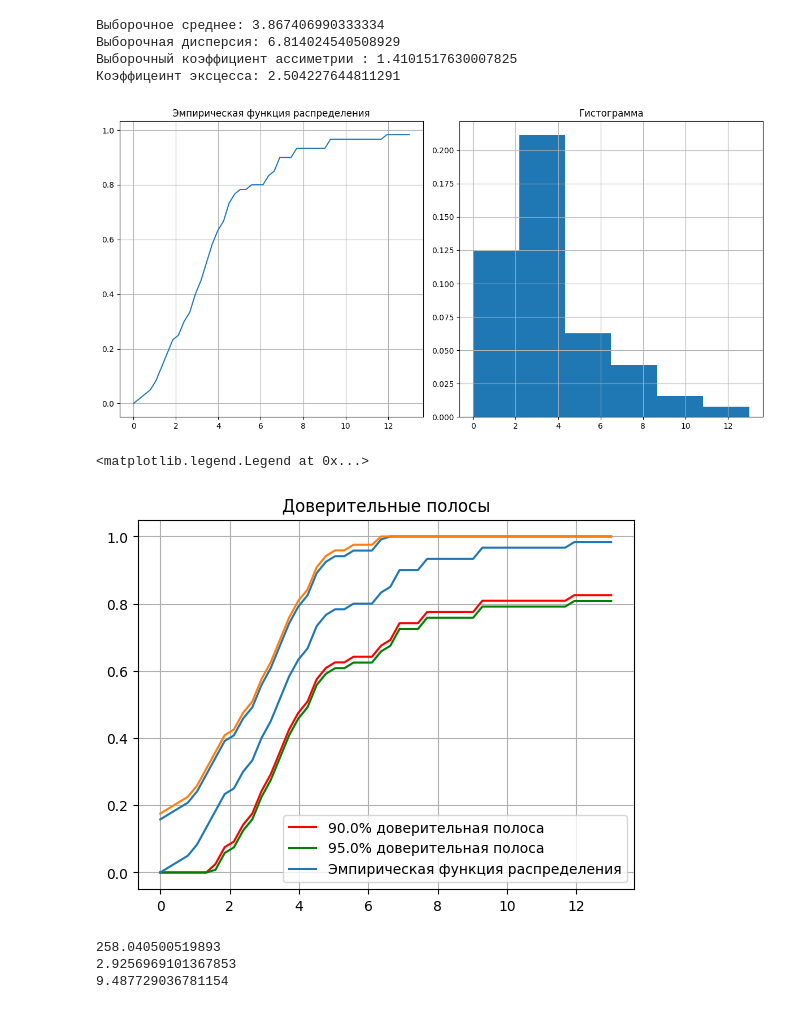
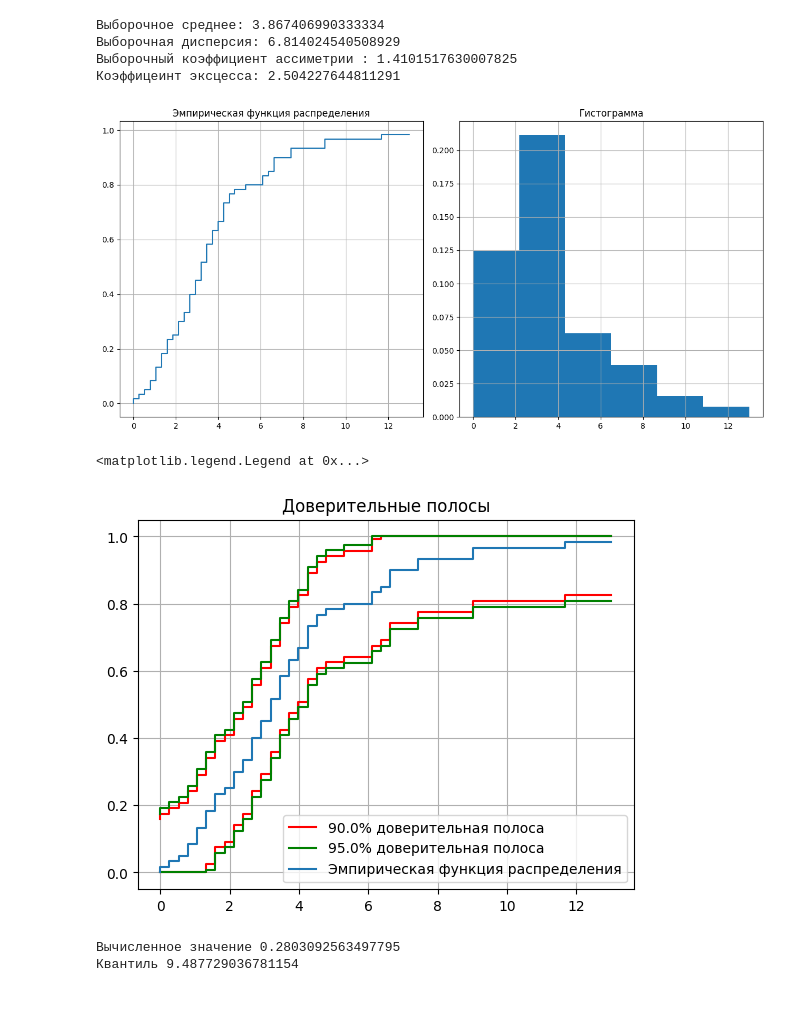
Before and after one commit to DmitryjVeselyj/Stat_Labs, a Jupyter notebook: 1_Lab/main.ipynb, the cells around one changed output. Cells and saved outputs as stored; diff of their text form; code cells hidden in the pictures.

```diff
--- a/1_Lab/main.ipynb
+++ b/1_Lab/main.ipynb
@@ -25,7 +26,7 @@ y_emp = np.fromiter(map(lambda elem: empirical_df(elem, data), x_emp), dtype=flo
 
 f, ax = plt.subplots(1, 2, figsize=(12,6))
 ax[0].grid()
-ax[0].plot(x_emp,y_emp)
+ax[0].step(x_emp,y_emp)
 ax[0].set_title("Эмпирическая функция распределения")
 k = 7
 bins = list(np.linspace(round(data[0]), round(data[-1]), k))
@@ -35,28 +36,28 @@ ax[1].hist(data,bins= bins, density=True)
 ax[1].set_title("Гистограмма")
 f.tight_layout()
 # %% [output]
-[figure, old version]
+[figure, new version]
 # %%
 
 left = lambda x, quant: max(0, empirical_df(x, data) - quant / np.sqrt(len(data)))
 right = lambda x, quant: min(1, empirical_df(x, data) + quant / np.sqrt(len(data)))
 
 quantile = lambda alpha: np.sqrt(np.log((1 - alpha) / 2) * (-1/2))
 
 for gamma, plt_color in zip([0.9, 0.95], ['r', 'g']):
     quant = quantile(gamma)
     left_border = np.fromiter(map(lambda x: left(x, quant), x_emp), dtype=float)
     right_border = np.fromiter(map(lambda x: right(x, quant), x_emp), dtype=float)
-    plt.plot(x_emp, left_border, color = plt_color, label = f"{gamma * 100}% доверительная полоса")
-    plt.plot(x_emp, right_border)
+    plt.step(x_emp, left_border, color = plt_color, label = f"{gamma * 100}% доверительная полоса")
+    plt.step(x_emp, right_border, color = plt_color)
 
 plt.grid()
-plt.plot(x_emp, y_emp, label = "Эмпирическая функция распределения", color = 'tab:blue')
+plt.step(x_emp, y_emp, label = "Эмпирическая функция распределения", color = 'tab:blue')
 plt.title("Доверительные полосы")
 plt.legend()
 # %% [output]
 <matplotlib.legend.Legend at 0x...>
-[figure, old version]
+[figure, new version]
 # %%
 def distr_cdf(distr, *args, **kwargs):
     return getattr(distr, 'cdf')(*args, **kwargs)
@@ -77,14 +78,14 @@ def chi2_Fishser(distr, *args, **kwargs):
     return sum((mi - n * pi)**2 / (n * pi) for mi, pi in zip(m, p))
 
 
-print(chi2_Fishser(st.gamma, 2.17, 1.93))
+chi2 = lambda args:chi2_Fishser(st.gamma, *args)
 params = st.gamma.fit(data)
-print(chi2_Fishser(st.gamma, *params))
-print(st.chi2.ppf(0.95, k  -2 - 1))
+res = minimize(chi2, params, method='Nelder-Mead')
+print(f"Вычисленное значение {res.fun}")
+print(f"Квантиль {st.chi2.ppf(0.95, k  -2 - 1)}")
 # %% [output]
-258.040500519893
-2.9256969101367853
-9.487729036781154
+Вычисленное значение 0.2803092563497795
+Квантиль 9.487729036781154
 # %%
 f, ax = plt.subplots(1, 2, figsize=(12,6))
 ax[0].grid()
```
Also changed, not shown: parts of 2 cells of this notebook.
